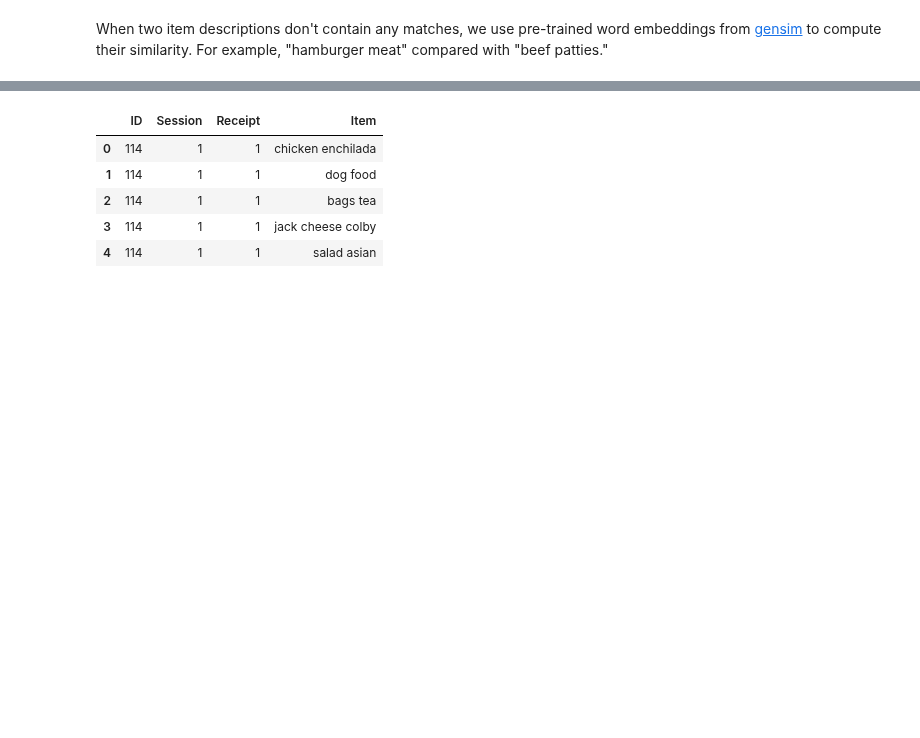
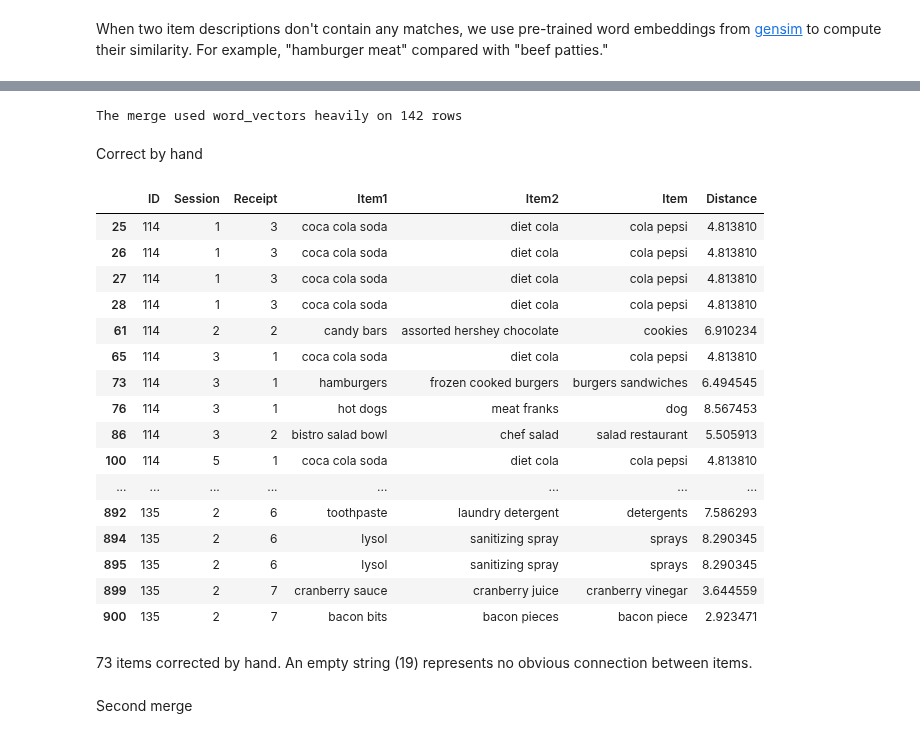
Before and after one commit to jjailer/grocery-receipt-data-cleaning, a Jupyter notebook: Scripts/merge.ipynb, the cells around one changed output, grey strips where cells are left out. Cells and saved outputs as stored; diff of their text form; code cells hidden in the pictures; blank space fills up the shorter version.

```diff
--- a/Scripts/merge.ipynb
+++ b/Scripts/merge.ipynb
@@ -62,4 +33,3 @@ reload(merge)
 # %%
-df_merged01, df_merged01_wv = merge.merge([dfs[0], dfs[1]], word_vectors)
-df_merged01.head()
+%time df_merged01, df_merged01_wv = merge.merge([dfs[0], dfs[1]], word_vectors)
 # %% [output]
@@ -72,10 +36,0 @@ df_merged01.head()
-# %%
-df_merged02, df_merged02_wv = merge.merge([dfs[0], dfs[2]], word_vectors)
-df_merged02.head()
-# %% [output]
-|  | ID | Session | Receipt | Item |
-| 0 | 114 | 1 | 1 | chicken enchilada |
-| 1 | 114 | 1 | 1 | dog food |
-| 2 | 114 | 1 | 1 | bags tea |
-| 3 | 114 | 1 | 1 | jack cheese colby |
-| 4 | 114 | 1 | 1 | salad asian |
@@ -84,0 +37,26 @@ df_merged12.head()
+# %%
+print(f"The merge used word_vectors heavily on {df_merged01_wv.shape[0]} rows")
+# %% [output]
+The merge used word_vectors heavily on 142 rows
+# %% [markdown]
+Correct by hand
+# %%
+df_merged01_wv
+# %% [output]
+|  | ID | Session | Receipt | Item1 | Item2 | Item | Distance |
+| 25 | 114 | 1 | 3 | coca cola soda | diet cola | cola pepsi | 4.813810 |
+| 26 | 114 | 1 | 3 | coca cola soda | diet cola | cola pepsi | 4.813810 |
+| 27 | 114 | 1 | 3 | coca cola soda | diet cola | cola pepsi | 4.813810 |
+| 28 | 114 | 1 | 3 | coca cola soda | diet cola | cola pepsi | 4.813810 |
+| 61 | 114 | 2 | 2 | candy bars | assorted hershey chocolate | cookies | 6.910234 |
+| 65 | 114 | 3 | 1 | coca cola soda | diet cola | cola pepsi | 4.813810 |
+| 73 | 114 | 3 | 1 | hamburgers | frozen cooked burgers | burgers sandwiches | 6.494545 |
+| 76 | 114 | 3 | 1 | hot dogs | meat franks | dog | 8.567453 |
+| 86 | 114 | 3 | 2 | bistro salad bowl | chef salad | salad restaurant | 5.505913 |
+| 100 | 114 | 5 | 1 | coca cola soda | diet cola | cola pepsi | 4.813810 |
+| ... | ... | ... | ... | ... | ... | ... | ... |
+| 892 | 135 | 2 | 6 | toothpaste | laundry detergent | detergents | 7.586293 |
+| 894 | 135 | 2 | 6 | lysol | sanitizing spray | sprays | 8.290345 |
+| 895 | 135 | 2 | 6 | lysol | sanitizing spray | sprays | 8.290345 |
+| 899 | 135 | 2 | 7 | cranberry sauce | cranberry juice | cranberry vinegar | 3.644559 |
+| 900 | 135 | 2 | 7 | bacon bits | bacon pieces | bacon piece | 2.923471 |
@@ -84,0 +136,4 @@ df_merged12.head()
+# %% [markdown]
+73 items corrected by hand. An empty string (19) represents no obvious connection between items.
+# %% [markdown]
+Second merge
```
Also changed, not shown: parts of 19 cells of this notebook, 1 other file.
